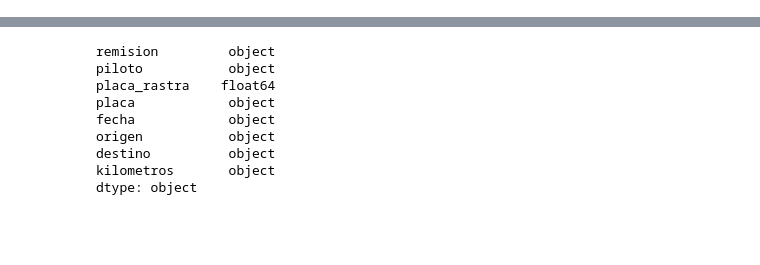
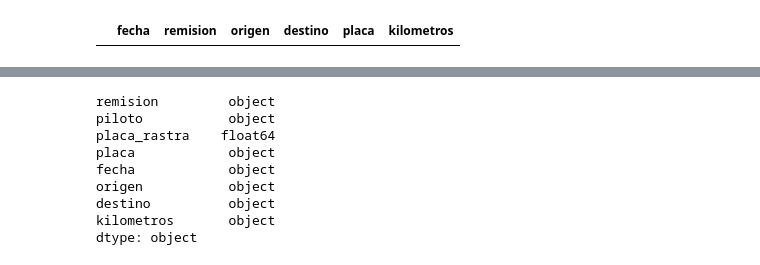
Before and after one commit to data301-2020-winter1/course-project-solo_321, a Jupyter notebook: analysis/milestone3.ipynb, the cells around one changed output, grey strips where cells are left out. Cells and saved outputs as stored; diff of their text form; code cells hidden in the pictures; blank space fills up the shorter version.

```diff
--- a/analysis/milestone2.ipynb
+++ b/analysis/milestone3.ipynb
@@ -47,0 +82,4 @@ df_cocacola.fillna(np.nan)
+# %%
+df_cocacola.head(0)
+# %% [output]
+|  | fecha | remision | origen | destino | placa | kilometros |
```
Also changed, not shown: parts of 33 cells of this notebook, 3 other files.
